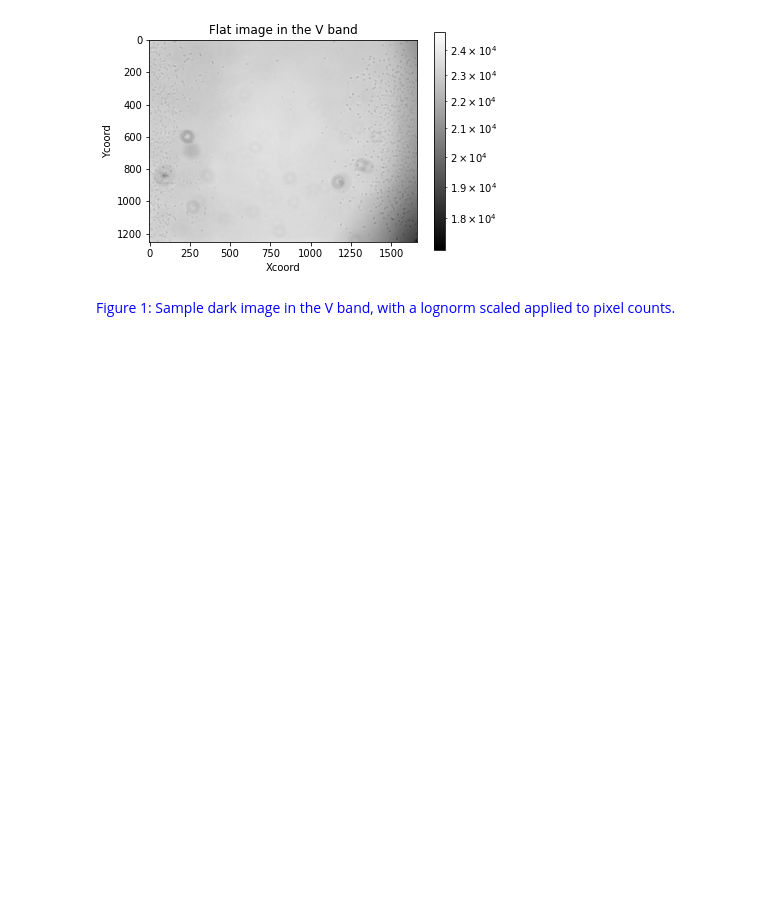
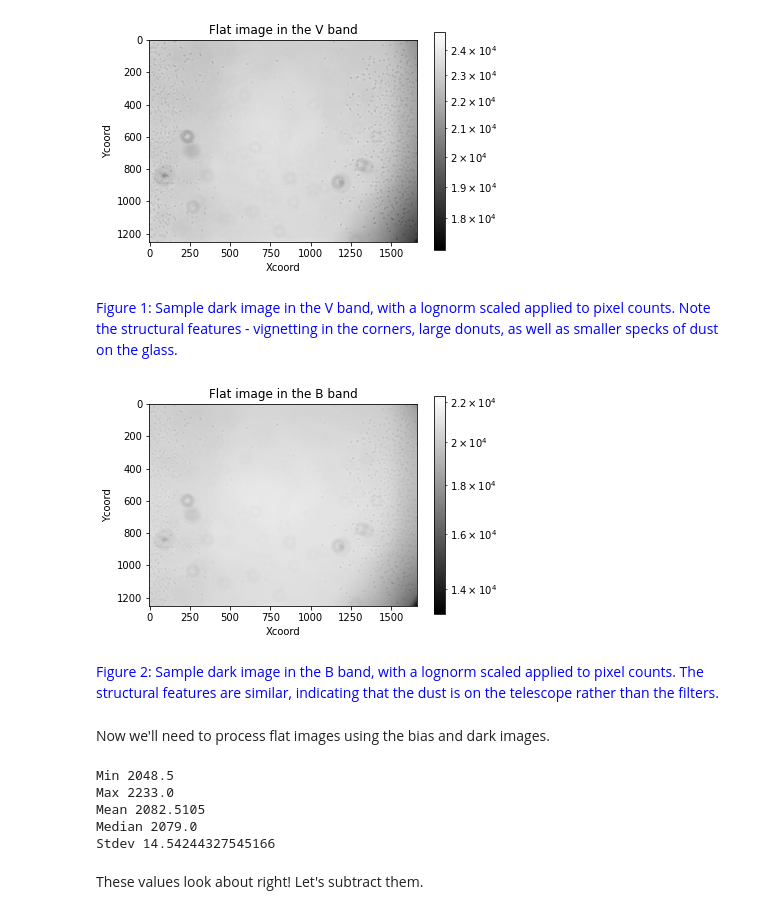
Before and after one commit to cedliang/ASP3231-Project-NGC-3293-, a Jupyter notebook: src/flats.ipynb, the cells around one changed output. Cells and saved outputs as stored; diff of their text form; code cells hidden in the pictures; blank space fills up the shorter version.

Commit message:
flats subtracted bias

```diff
--- a/src/flats.ipynb
+++ b/src/flats.ipynb
@@ -63,4 +64,31 @@ plt.show()
 # %% [output]
 [figure]
 # %% [markdown]
-<font color="Blue"> Figure 1: Sample dark image in the V band, with a lognorm scaled applied to pixel counts.
+<font color="Blue"> Figure 1: Sample dark image in the V band, with a lognorm scaled applied to pixel counts. Note the structural features - vignetting in the corners, large donuts, as well as smaller specks of dust on the glass.
+# %%
+plt.imshow(flats["B"][0], cmap='gray', norm=LogNorm())
+plt.colorbar()
+plt.title("Flat image in the B band")
+plt.xlabel("Xcoord")
+plt.ylabel("Ycoord")
+plt.show()
+# %% [output]
+[figure, added]
+# %% [markdown]
+<font color="Blue"> Figure 2: Sample dark image in the B band, with a lognorm scaled applied to pixel counts. The structural features are similar, indicating that the dust is on the telescope rather than the filters.
+# %% [markdown]
+Now we'll need to process flat images using the bias and dark images.
+# %%
+# Import the bias
+bias_median = CCDData.read(f"{root_path}/src/bias_median.fits")
+
+for key, value in image_stats(bias_median).items():
+    print(key, value)
+# %% [output]
+Min 2048.5
+Max 2233.0
+Mean 2082.5105
+Median 2079.0
+Stdev 14.54244327545166
+# %% [markdown]
+These values look about right! Let's subtract them.
```
Also changed, not shown: parts of 6 cells of this notebook.
